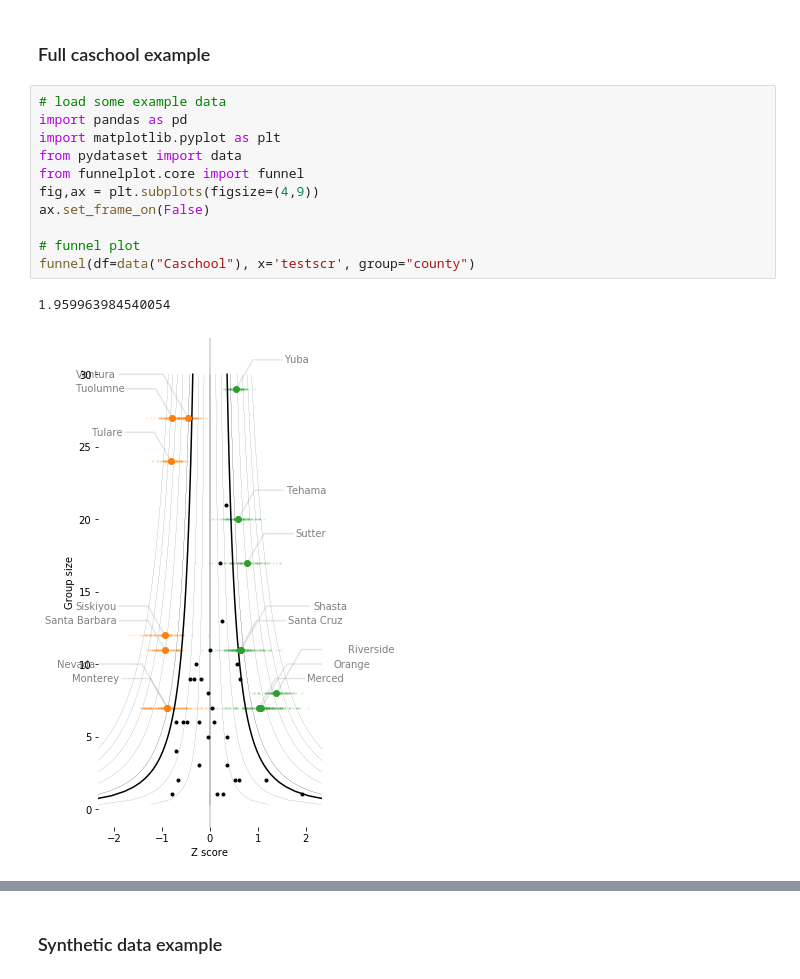
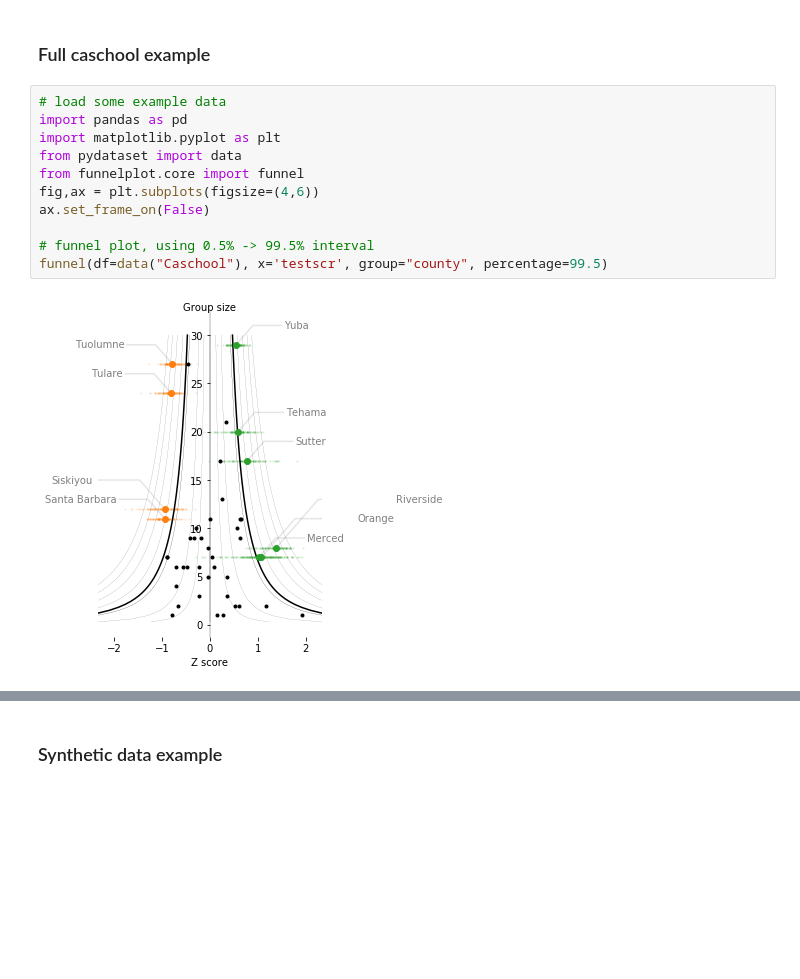
Before and after one commit to johnhw/funnelplot, a Jupyter notebook: index.ipynb, the cells around one changed output, grey strips where cells are left out. Saved outputs shown, nothing was run; the diff lists cells and outputs as text; blank space fills up the shorter version.

```diff
--- a/index.ipynb
+++ b/index.ipynb
@@ -29,16 +29,15 @@ Data of test performance for California schools from [`pydataset/Caschool`](http
 # %%
 # load some example data
 import pandas as pd
 import matplotlib.pyplot as plt
 from pydataset import data
 from funnelplot.core import funnel
-fig,ax = plt.subplots(figsize=(4,9))
+fig,ax = plt.subplots(figsize=(4,6))
 ax.set_frame_on(False)
 
-# funnel plot
-funnel(df=data("Caschool"), x='testscr', group="county")
+# funnel plot, using 0.5% -> 99.5% interval
+funnel(df=data("Caschool"), x='testscr', group="county", percentage=99.5)
 # %% [output]
-1.959963984540054
-[figure, old version]
+[figure, new version]
 # %%
 # use bootstrap instead of normal fit
```
Also changed, not shown: parts of 3 cells of this notebook, 11 other files.
